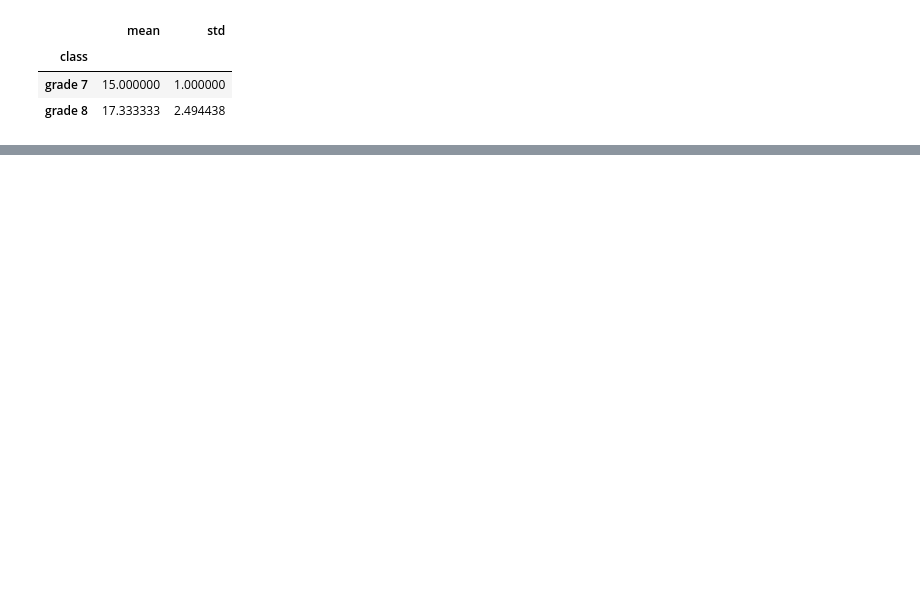
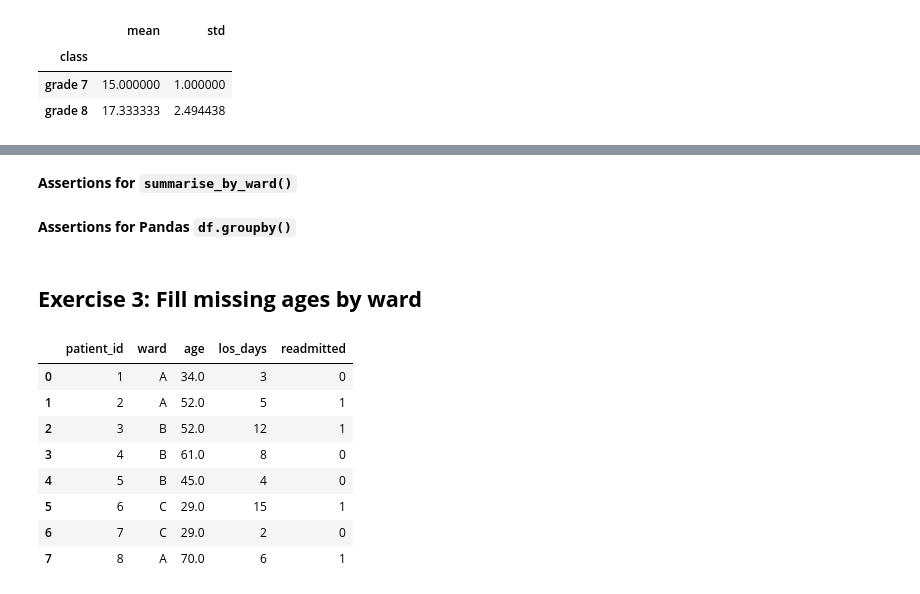
Before and after one commit to T3KK4/ds-training, a Jupyter notebook: week-01/day-02.ipynb, the cells around one changed output, grey strips where cells are left out. Cells and saved outputs as stored; diff of their text form; code cells hidden in the pictures; blank space fills up the shorter version.

```diff
--- a/week-01/day-02.ipynb
+++ b/week-01/day-02.ipynb
@@ -137,0 +237,2 @@ df
+# %% [markdown]
+**Assertions for `summarise_by_ward()`**
@@ -137,0 +247,2 @@ df
+# %% [markdown]
+**Assertions for Pandas `df.groupby()`**
@@ -137,0 +257,17 @@ df
+# %% [markdown]
+## **Exercise 3: Fill missing ages by ward**
+# %%
+cleaned_df = df.copy()
+
+cleaned_df['age'] = df['age'].fillna(df.groupby('ward')['age'].transform('median'))
+cleaned_df
+# %% [output]
+|  | patient_id | ward | age | los_days | readmitted |
+| 0 | 1 | A | 34.0 | 3 | 0 |
+| 1 | 2 | A | 52.0 | 5 | 1 |
+| 2 | 3 | B | 52.0 | 12 | 1 |
+| 3 | 4 | B | 61.0 | 8 | 0 |
+| 4 | 5 | B | 45.0 | 4 | 0 |
+| 5 | 6 | C | 29.0 | 15 | 1 |
+| 6 | 7 | C | 29.0 | 2 | 0 |
+| 7 | 8 | A | 70.0 | 6 | 1 |
```
Also changed, not shown: parts of 27 cells of this notebook, 1 other file.
